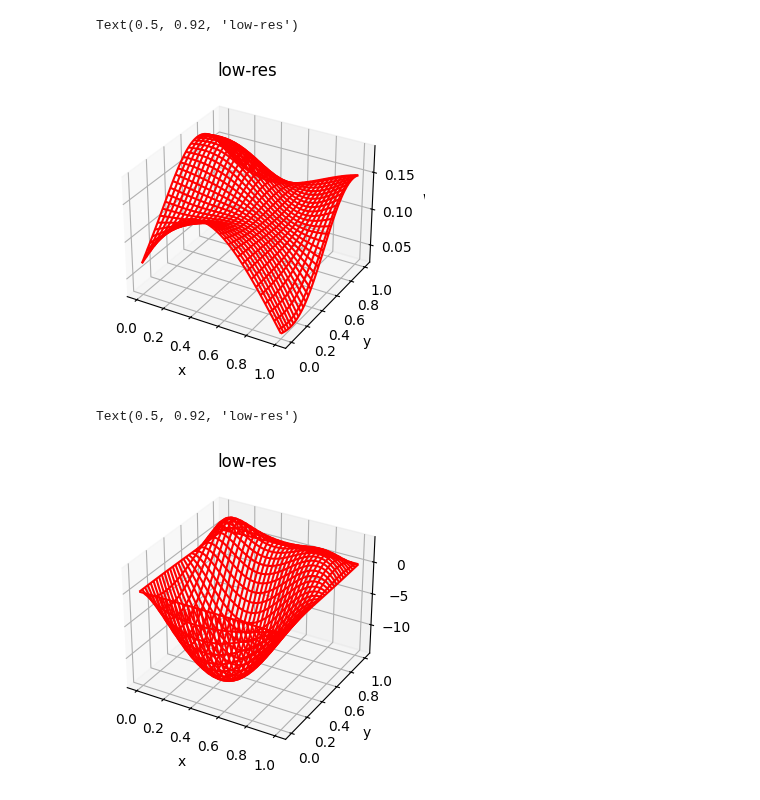
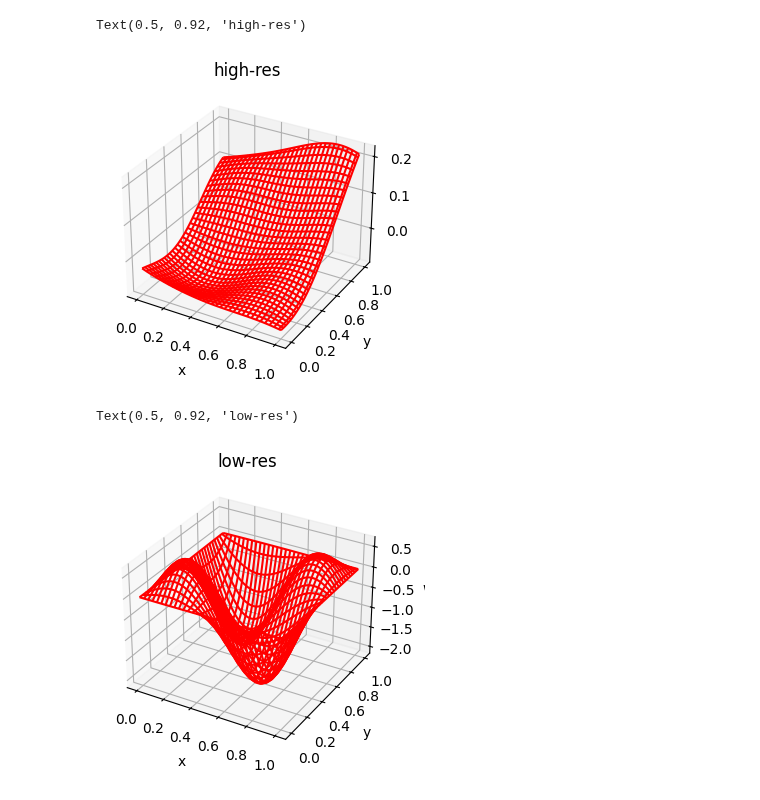
Before and after one commit to ypzpy/PDE-Super-resolution, a Jupyter notebook: new.ipynb, the cells around one changed output. Drawn from its saved outputs; the diff is of its cells as text; code cells hidden in the pictures.

```diff
--- a/new.ipynb
+++ b/new.ipynb
@@ -12,7 +12,7 @@ from scipy.linalg import sqrtm
 N_low = 16
 N_high = 64
 l = 0.5
-sigma = 0.1
+sigma = 0.01
 # %%
 w_low, r_low, A_low, x_low, y_low = generate_data(N_low)
 w_high, r_high, A_high, x_high, y_high = generate_data(N_high)
@@ -23,15 +23,15 @@ r_sample = np.random.multivariate_normal(r_high.ravel(),G)
 # %%
 fig = plt.figure(figsize=(8,6))
 ax1 = fig.add_subplot(121, projection='3d')
 X, Y = np.meshgrid(x_high, y_high)
 ax1.plot_wireframe(X, Y, r_sample.reshape(64,64),color='r')
 ax1.set_xlabel('x')
 ax1.set_ylabel('y')
 ax1.set_zlabel('w')
-ax1.set_title('low-res')
+ax1.set_title('high-res')
 # %% [output]
-Text(0.5, 0.92, 'low-res')
+Text(0.5, 0.92, 'high-res')
-[figure, old version]
+[figure, new version]
 # %%
 mean, covariance = u_low_prior(l,sigma,N_high)
 # %%
@@ -47,4 +47,4 @@ ax1.set_zlabel('w')
 ax1.set_title('low-res')
 # %% [output]
 Text(0.5, 0.92, 'low-res')
-[figure, old version]
+[figure, new version]
```
Also changed, not shown: 2 other files.
